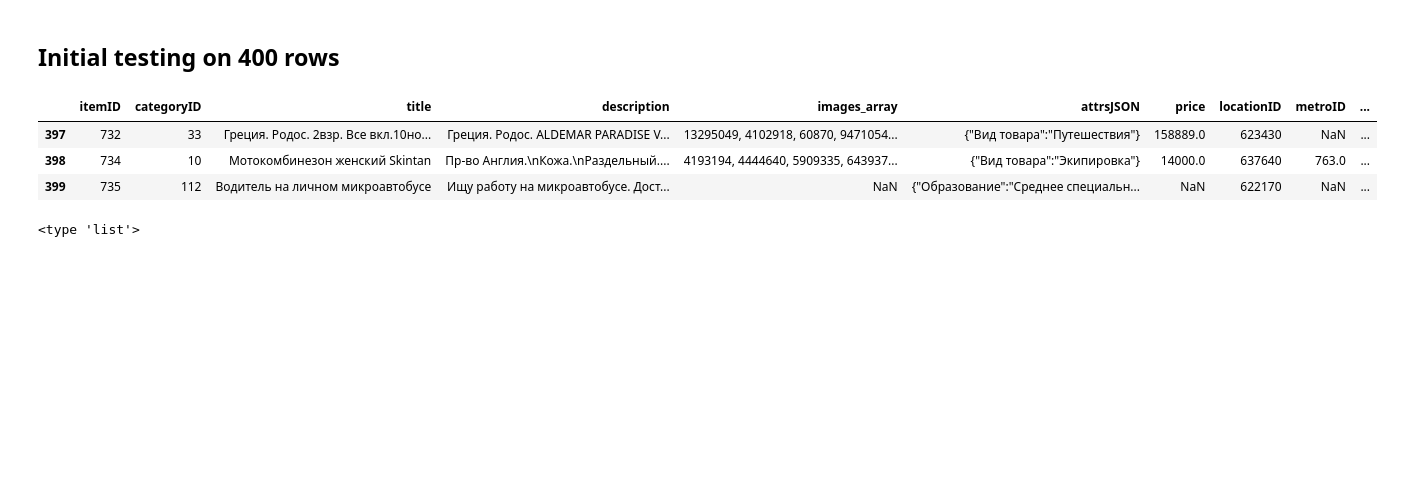
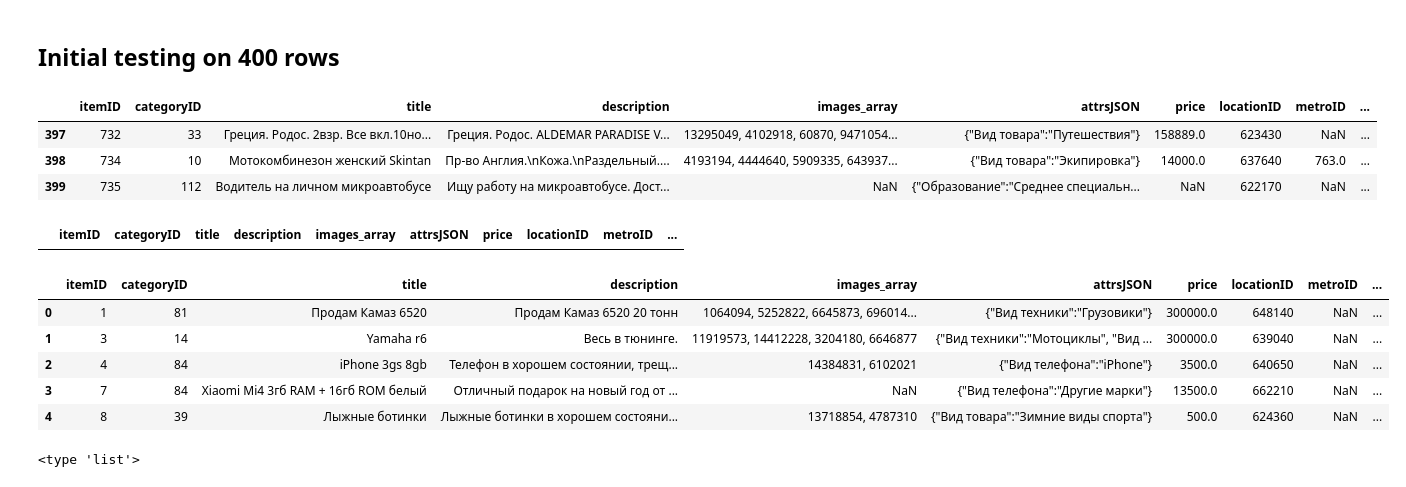
Before and after one commit to Chialijuan/Avito, a Jupyter notebook: Avito_EDA_2.ipynb, the cells around one changed output. Drawn from its saved outputs; the diff is of its cells as text; code cells hidden in the pictures; blank space fills up the shorter version.

```diff
--- a/Avito_EDA_2.ipynb
+++ b/Avito_EDA_2.ipynb
@@ -11,13 +9,47 @@ pd.options.display.max_columns = None
 # %% [markdown]
 ## Initial testing on 400 rows
 # %%
-item_info = pd.read_csv(filepath+'ItemInfo_train.csv', nrows=400, encoding='utf-8')
+item_info = pd.read_csv('../ItemInfo_train.csv', encoding='utf-8', nrows=400)
 item_info.tail(3)
 # %% [output]
 |  | itemID | categoryID | title | description | images_array | attrsJSON | price | locationID | metroID | ... |
 | 397 | 732 | 33 | Греция. Родос. 2взр. Все вкл.10но... | Греция. Родос. ALDEMAR PARADISE V... | 13295049, 4102918, 60870, 9471054... | {"Вид товара":"Путешествия"} | 158889.0 | 623430 | NaN | ... |
 | 398 | 734 | 10 | Мотокомбинезон женский Skintan | Пр-во Англия.\nКожа.\nРаздельный.... | 4193194, 4444640, 5909335, 643937... | {"Вид товара":"Экипировка"} | 14000.0 | 637640 | 763.0 | ... |
 | 399 | 735 | 112 | Водитель на личном микроавтобусе | Ищу работу на микроавтобусе. Дост... | NaN | {"Образование":"Среднее специальн... | NaN | 622170 | NaN | ... |
+# %%
+some_values =['1689744',
+'1708104',
+'1745060',
+'1849386',
+'1850923',
+'1862238',
+'1957025',
+'2003537',
+'2035688',
+'2042765',
+'2065311',
+'2093031',
+'2105119',
+'2150832',
+'2178485',
+'2179672',
+'2222369']
+item_info.loc[item_info['itemID'].isin(some_values)]
+# %% [output]
+|  | itemID | categoryID | title | description | images_array | attrsJSON | price | locationID | metroID | ... |
+# %%
+desc_sim = pd.read_csv('./description_similarity.csv',encoding='utf-8',nrows=400)
+# %%
+result = pd.concat([item_info,desc_sim], axis=1)
+# %%
+result.head()
+# %% [output]
+|  | itemID | categoryID | title | description | images_array | attrsJSON | price | locationID | metroID | ... |
+| 0 | 1 | 81 | Продам Камаз 6520 | Продам Камаз 6520 20 тонн | 1064094, 5252822, 6645873, 696014... | {"Вид техники":"Грузовики"} | 300000.0 | 648140 | NaN | ... |
+| 1 | 3 | 14 | Yamaha r6 | Весь в тюнинге. | 11919573, 14412228, 3204180, 6646877 | {"Вид техники":"Мотоциклы", "Вид ... | 300000.0 | 639040 | NaN | ... |
+| 2 | 4 | 84 | iPhone 3gs 8gb | Телефон в хорошем состоянии, трещ... | 14384831, 6102021 | {"Вид телефона":"iPhone"} | 3500.0 | 640650 | NaN | ... |
+| 3 | 7 | 84 | Xiaomi Mi4 3гб RAM + 16гб ROM белый | Отличный подарок на новый год от ... | NaN | {"Вид телефона":"Другие марки"} | 13500.0 | 662210 | NaN | ... |
+| 4 | 8 | 39 | Лыжные ботинки | Лыжные ботинки в хорошем состояни... | 13718854, 4787310 | {"Вид товара":"Зимние виды спорта"} | 500.0 | 624360 | NaN | ... |
 # %%
 test = item_info.description[398].lower().split()
 # test.replace('\n', ' ')
```
Also changed, not shown: parts of 5 cells of this notebook, 5 other files.
